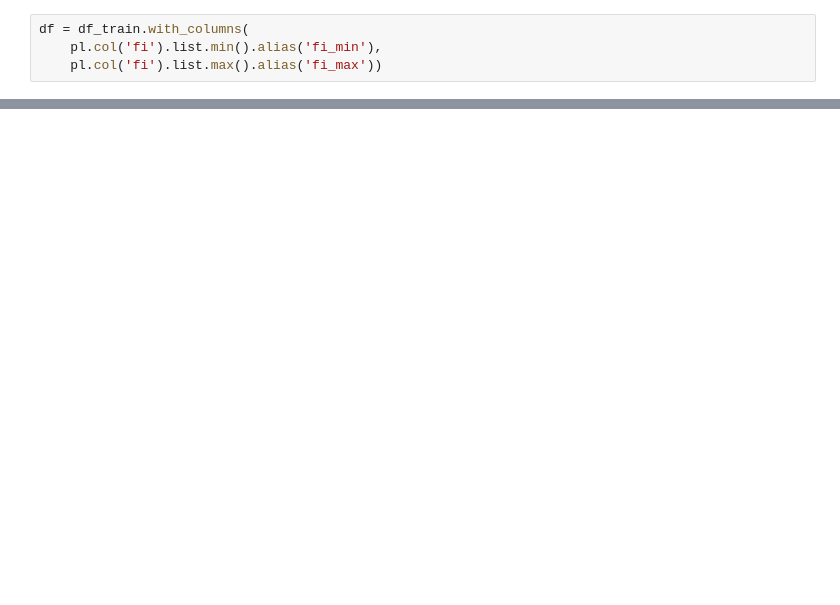
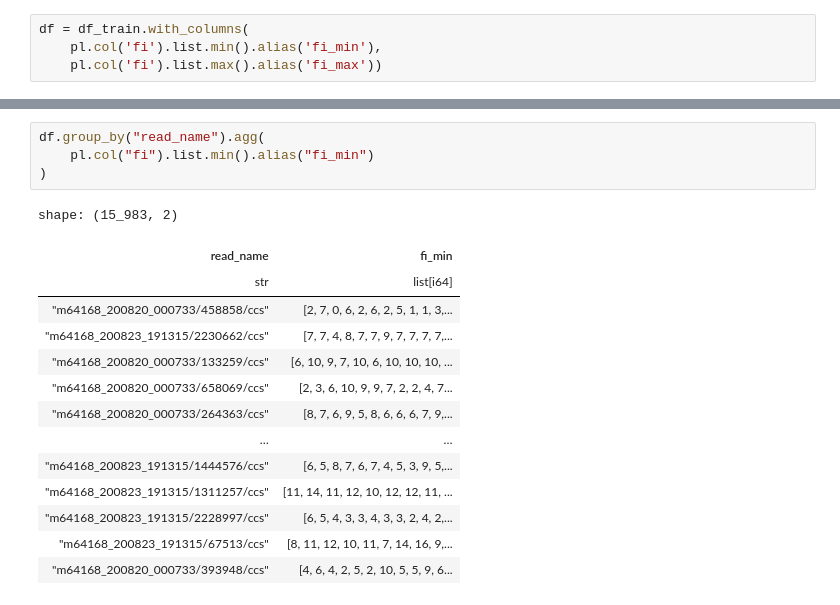
Before and after one commit to hcharlton/methyl-jepa, a Jupyter notebook: notebooks/double_distribution.ipynb, the cells around one changed output, grey strips where cells are left out. Drawn from its saved outputs; the diff is of its cells as text; blank space fills up the shorter version.

```diff
--- a/notebooks/double_distribution.ipynb
+++ b/notebooks/double_distribution.ipynb
@@ -115,2 +117,21 @@ alt.Chart(df).mark_bar().encode(
 # %% [output]
 [interactive output not drawn]
+# %%
+df.group_by("read_name").agg(
+    pl.col("fi").list.min().alias("fi_min")
+)
+# %% [output]
+shape: (15_983, 2)
+| read_name | fi_min |
+| str | list[i64] |
+| "m64168_200820_000733/458858/ccs" | [2, 7, 0, 6, 2, 6, 2, 5, 1, 1, 3,... |
+| "m64168_200823_191315/2230662/ccs" | [7, 7, 4, 8, 7, 7, 9, 7, 7, 7, 7,... |
+| "m64168_200820_000733/133259/ccs" | [6, 10, 9, 7, 10, 6, 10, 10, 10, ... |
+| "m64168_200820_000733/658069/ccs" | [2, 3, 6, 10, 9, 9, 7, 2, 2, 4, 7... |
+| "m64168_200820_000733/264363/ccs" | [8, 7, 6, 9, 5, 8, 6, 6, 6, 7, 9,... |
+| … | … |
+| "m64168_200823_191315/1444576/ccs" | [6, 5, 8, 7, 6, 7, 4, 5, 3, 9, 5,... |
+| "m64168_200823_191315/1311257/ccs" | [11, 14, 11, 12, 10, 12, 12, 11, ... |
+| "m64168_200823_191315/2228997/ccs" | [6, 5, 4, 3, 3, 4, 3, 3, 2, 4, 2,... |
+| "m64168_200823_191315/67513/ccs" | [8, 11, 12, 10, 11, 7, 14, 16, 9,... |
+| "m64168_200820_000733/393948/ccs" | [4, 6, 4, 2, 5, 2, 10, 5, 5, 9, 6... |
```
Also changed, not shown: parts of 7 cells of this notebook, 15 other files.
